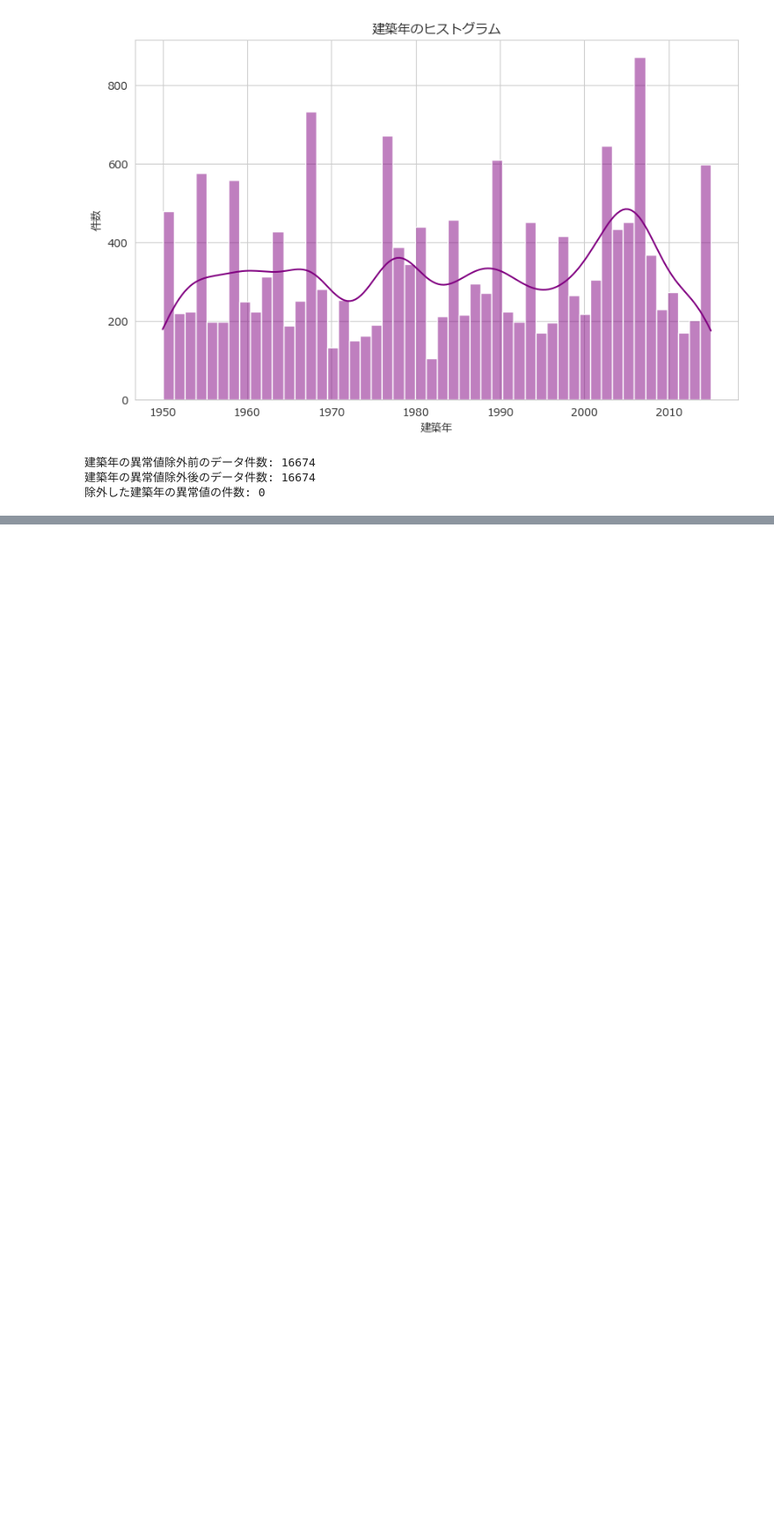
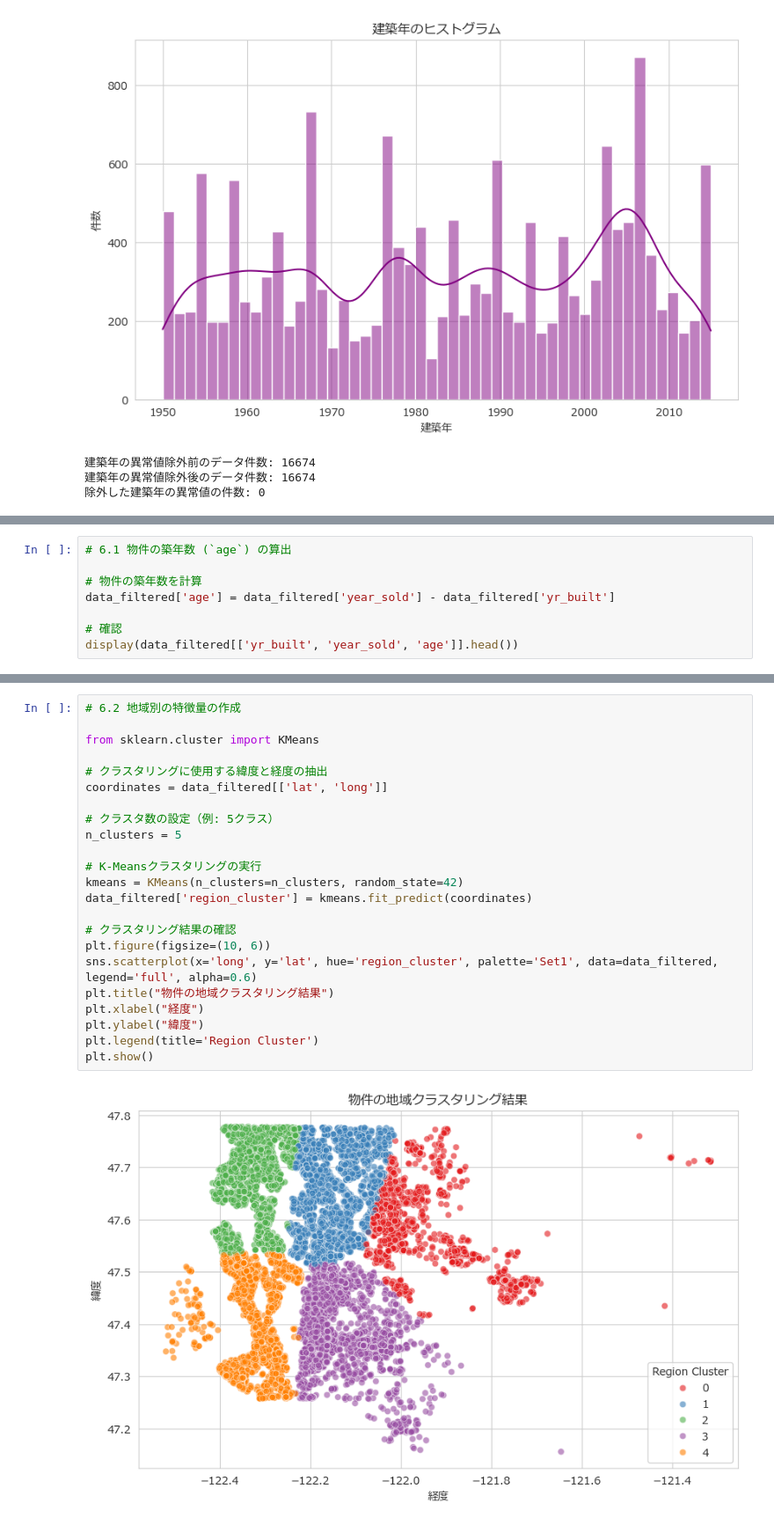
Before and after one commit to Naisinn/dataScientist_exam, a Jupyter notebook: analisis.ipynb, the cells around one changed output, grey strips where cells are left out. Shown at 88% size. Saved outputs shown, nothing was run; the diff lists cells and outputs as text; blank space fills up the shorter version.

```diff
--- a/analisis.ipynb
+++ b/analisis.ipynb
@@ -608,0 +577,8 @@ findfont: Font family 'IPAexGothic' not found.
+# %%
+# 6.1 物件の築年数 (`age`) の算出
+
+# 物件の築年数を計算
+data_filtered['age'] = data_filtered['year_sold'] - data_filtered['yr_built']
+
+# 確認
+display(data_filtered[['yr_built', 'year_sold', 'age']].head())
@@ -608,0 +596,25 @@ findfont: Font family 'IPAexGothic' not found.
+# %%
+# 6.2 地域別の特徴量の作成
+
+from sklearn.cluster import KMeans
+
+# クラスタリングに使用する緯度と経度の抽出
+coordinates = data_filtered[['lat', 'long']]
+
+# クラスタ数の設定（例: 5クラス）
+n_clusters = 5
+
+# K-Meansクラスタリングの実行
+kmeans = KMeans(n_clusters=n_clusters, random_state=42)
+data_filtered['region_cluster'] = kmeans.fit_predict(coordinates)
+
+# クラスタリング結果の確認
+plt.figure(figsize=(10, 6))
+sns.scatterplot(x='long', y='lat', hue='region_cluster', palette='Set1', data=data_filtered, legend='full', alpha=0.6)
+plt.title("物件の地域クラスタリング結果")
+plt.xlabel("経度")
+plt.ylabel("緯度")
+plt.legend(title='Region Cluster')
+plt.show()
+# %% [output]
+[figure, added]
```
Also changed, not shown: parts of 41 cells of this notebook.
